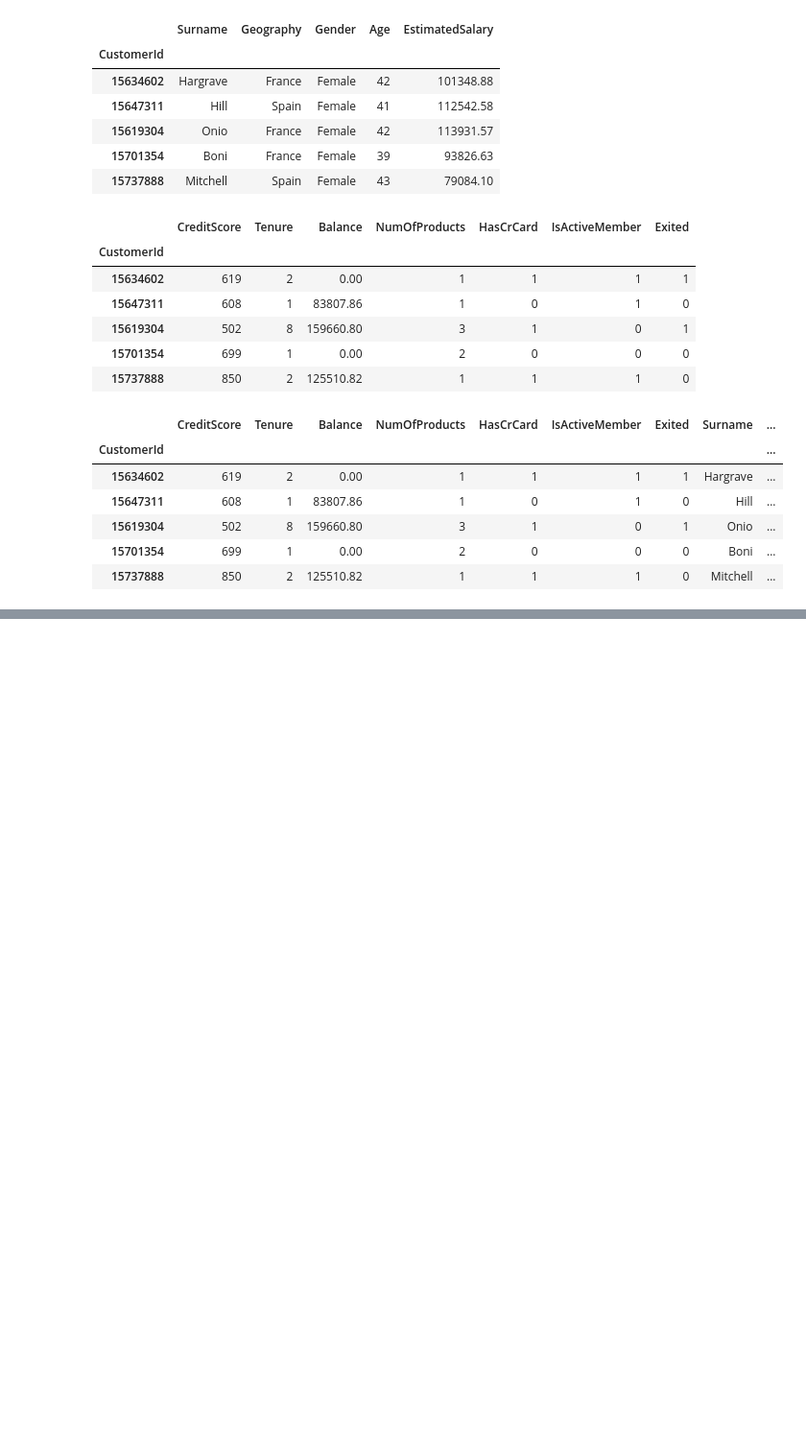
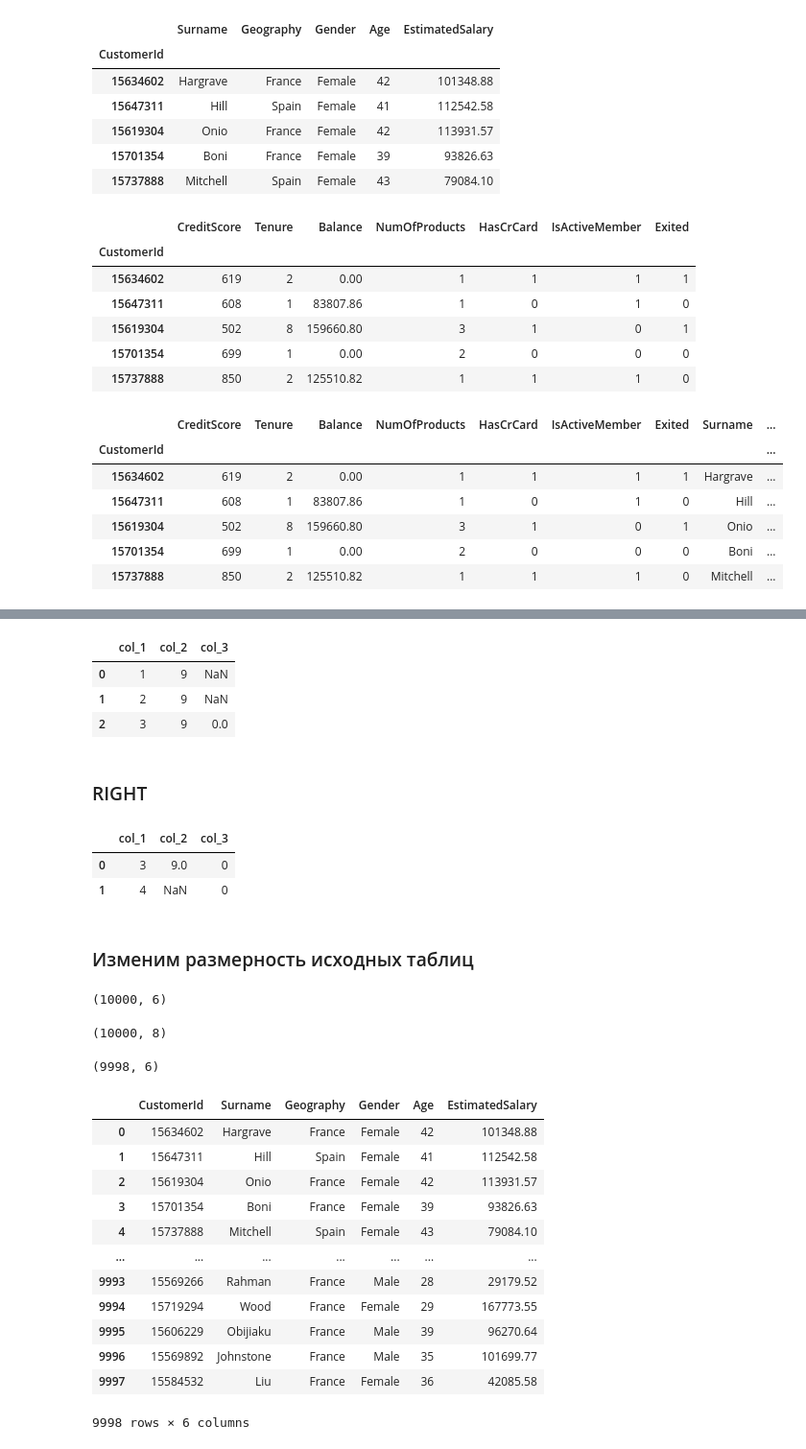
Before and after one commit to Globnsk/PYTHON, a Jupyter notebook: Less3.ipynb, the cells around one changed output, grey strips where cells are left out. Shown at 96% size. Saved outputs shown, nothing was run; the diff lists cells and outputs as text; code cells hidden in the pictures; blank space fills up the shorter version.

```diff
--- a/Less3.ipynb
+++ b/Less3.ipynb
@@ -372,0 +397,33 @@ bank_id.join(users_id).reset_index().head()
+# %%
+toy_df1.merge(toy_df2, how='left')
+# %% [output]
+|  | col_1 | col_2 | col_3 |
+| 0 | 1 | 9 | NaN |
+| 1 | 2 | 9 | NaN |
+| 2 | 3 | 9 | 0.0 |
+# %% [markdown]
+### RIGHT
+# %%
+toy_df1.merge(toy_df2, how='right')
+# %% [output]
+|  | col_1 | col_2 | col_3 |
+| 0 | 3 | 9.0 | 0 |
+| 1 | 4 | NaN | 0 |
+# %% [markdown]
+### Изменим размерность исходных таблиц
+# %%
+users.shape
+# %% [output]
+(10000, 6)
+# %%
+bank.shape
+# %% [output]
+(10000, 8)
+# %%
+users = users[users.index < 9998]
+users.shape
+users.to_csv('/content/drive/MyDrive/Colab Notebooks/bank.csv', index=False)
+# %%
+users.shape
+# %% [output]
+(9998, 6)
@@ -372,0 +434,16 @@ bank_id.join(users_id).reset_index().head()
+# %%
+users
+# %% [output]
+|  | CustomerId | Surname | Geography | Gender | Age | EstimatedSalary |
+| 0 | 15634602 | Hargrave | France | Female | 42 | 101348.88 |
+| 1 | 15647311 | Hill | Spain | Female | 41 | 112542.58 |
+| 2 | 15619304 | Onio | France | Female | 42 | 113931.57 |
+| 3 | 15701354 | Boni | France | Female | 39 | 93826.63 |
+| 4 | 15737888 | Mitchell | Spain | Female | 43 | 79084.10 |
+| ... | ... | ... | ... | ... | ... | ... |
+| 9993 | 15569266 | Rahman | France | Male | 28 | 29179.52 |
+| 9994 | 15719294 | Wood | France | Female | 29 | 167773.55 |
+| 9995 | 15606229 | Obijiaku | France | Male | 39 | 96270.64 |
+| 9996 | 15569892 | Johnstone | France | Male | 35 | 101699.77 |
+| 9997 | 15584532 | Liu | France | Female | 36 | 42085.58 |
+9998 rows × 6 columns
```
Also changed, not shown: parts of 5 cells of this notebook.
